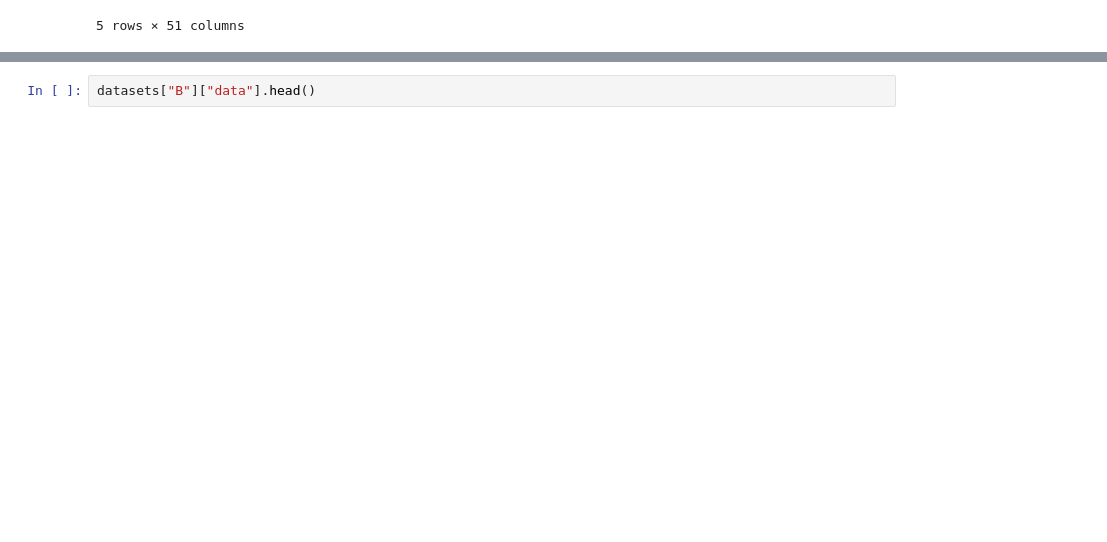
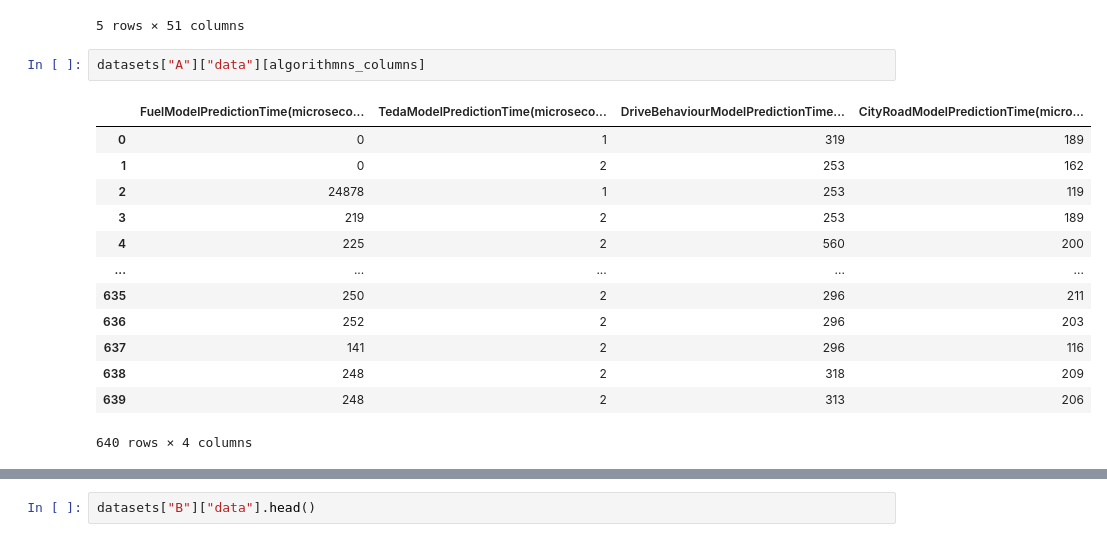
Before and after one commit to conect2ai/SBRC2025-App2Car, a Jupyter notebook: notebooks/polo.ipynb, the cells around one changed output, grey strips where cells are left out. Drawn from its saved outputs; the diff is of its cells as text; blank space fills up the shorter version.

```diff
--- a/notebooks/polo.ipynb
+++ b/notebooks/polo.ipynb
@@ -37,3 +50,19 @@ datasets["A"]["data"].head()
 | 3 | 9c3c7b3649031573 | hilton.thallyson@gmail.com | 2025-02-13 13:34:00 | 2025-02-13 13:34:04.310620 | 9BWAH5BZ4KP599863 | -5.842986 | -35.197654 | -0.189033 | ... |
 | 4 | 9c3c7b3649031573 | hilton.thallyson@gmail.com | 2025-02-13 13:34:00 | 2025-02-13 13:34:05.308647 | 9BWAH5BZ4KP599863 | -5.842986 | -35.197654 | 1.886442 | ... |
 5 rows × 51 columns
+# %%
+datasets["A"]["data"][algorithmns_columns]
+# %% [output]
+|  | FuelModelPredictionTime(microseco... | TedaModelPredictionTime(microseco... | DriveBehaviourModelPredictionTime... | CityRoadModelPredictionTime(micro... |
+| 0 | 0 | 1 | 319 | 189 |
+| 1 | 0 | 2 | 253 | 162 |
+| 2 | 24878 | 1 | 253 | 119 |
+| 3 | 219 | 2 | 253 | 189 |
+| 4 | 225 | 2 | 560 | 200 |
+| ... | ... | ... | ... | ... |
+| 635 | 250 | 2 | 296 | 211 |
+| 636 | 252 | 2 | 296 | 203 |
+| 637 | 141 | 2 | 296 | 116 |
+| 638 | 248 | 2 | 318 | 209 |
+| 639 | 248 | 2 | 313 | 206 |
+640 rows × 4 columns
```
Also changed, not shown: parts of 7 cells of this notebook, 1 other file.
